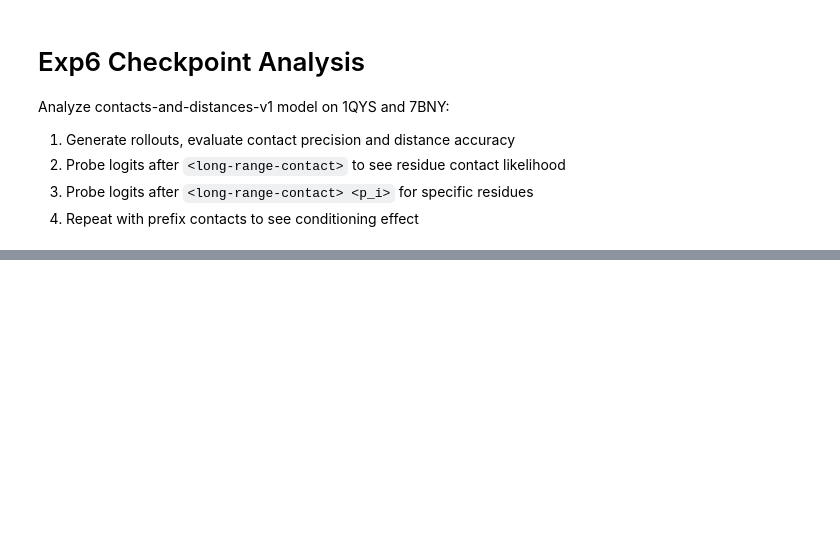
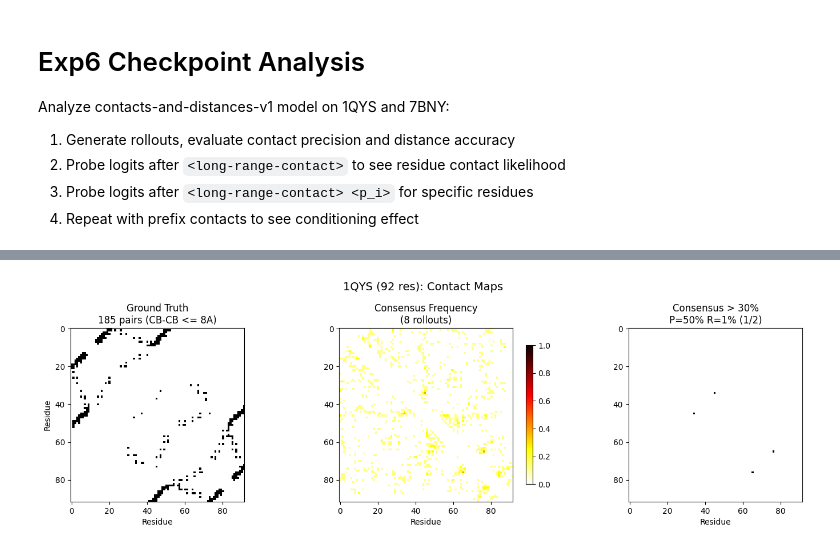
Before and after one commit to timodonnell/LlamaFold-experiments, a Jupyter notebook: experiments/exp6_contact_prediction/analyze_checkpoint.ipynb, the cells around one changed output, grey strips where cells are left out. Cells and saved outputs as stored; diff of their text form; code cells hidden in the pictures; blank space fills up the shorter version.

```diff
--- a/experiments/exp6_contact_prediction/analyze_checkpoint.ipynb
+++ b/experiments/exp6_contact_prediction/analyze_checkpoint.ipynb
@@ -21,6 +21,7 @@ import torch
 import torch.nn.functional as F
 from pathlib import Path
 from collections import Counter, defaultdict
+from concurrent.futures import ThreadPoolExecutor
 from biotite.database import rcsb
 from biotite.structure.io import pdbx
 from biotite.structure import filter_amino_acids
@@ -37,19 +38,25 @@ NONSTANDARD = {"MSE":"MET","CSE":"CYS","SEC":"CYS","HYP":"PRO","TPO":"THR","SEP"
 
 tokenizer = create_tokenizer()
 
-# Load model manually to avoid HF hub validator issue with local paths
+# Load model on all GPUs
 ckpt_path = Path(CHECKPOINT)
 with open(ckpt_path / "config.json") as f:
     config_dict = json.load(f)
 config = LlamaConfig(**config_dict)
-model = LlamaForCausalLM(config)
+
+models = []
+print(f"Loading model onto {N_GPUS} GPUs...")
 state_dict = load_file(str(ckpt_path / "model.safetensors"))
-model.load_state_dict(state_dict)
+for gpu_id in range(N_GPUS):
+    m = LlamaForCausalLM(config)
+    m.load_state_dict(state_dict)
+    m = m.to(dtype=torch.bfloat16, device=f"cuda:{gpu_id}").eval()
+    models.append(m)
+    print(f"  GPU {gpu_id}: loaded")
 del state_dict
-model = model.to(dtype=torch.bfloat16, device=DEVICE).eval()
 
 end_token_id = tokenizer.convert_tokens_to_ids("<end>")
-print(f"Model: {sum(p.numel() for p in model.parameters()):,} params")
+print(f"Model: {sum(p.numel() for p in models[0].parameters()):,} params x {N_GPUS} GPUs")
 
 # Token IDs we'll need
 long_range_id = tokenizer.convert_tokens_to_ids("<long-range-contact>")
@@ -170,0 +217,82 @@ for pdb_id, p in proteins.items():
+# %%
+# Contact map heatmaps: GT vs rollout consensus
+from matplotlib.colors import ListedColormap
+
+for pdb_id, p in proteins.items():
+    seq_len = p["seq_len"]
+    gt = p["gt_contacts"]
+    gt_all = gt["long"] | gt["medium"] | gt["short"]
+
+    # GT contact map (CB-CB <= 8A, sep >= 6)
+    gt_matrix = np.zeros((seq_len, seq_len), dtype=np.float32)
+    for i, j in gt_all:
+        gt_matrix[i-1, j-1] = 1
+        gt_matrix[j-1, i-1] = 1
+
+    # Rollout consensus frequency (contact statements only)
+    freq = np.zeros((seq_len, seq_len), dtype=np.float32)
+    n_valid = 0
+    for stmts, valid, plddt, contacts, distances in p["rollouts"]:
+        n_valid += 1
+        for c in contacts:
+            p1, p2 = c.pos1, c.pos2
+            if 1 <= p1 <= seq_len and 1 <= p2 <= seq_len:
+                freq[p1-1, p2-1] += 1
+                freq[p2-1, p1-1] += 1
+    freq /= max(n_valid, 1)
+
+    # Consensus binary (> 30%)
+    pred_pairs = set()
+    for i in range(seq_len):
+        for j in range(i+1, seq_len):
+            if freq[i, j] > 0.3:
+                pred_pairs.add((i+1, j+1))
+    correct = len(pred_pairs & gt_all)
+    prec = correct / len(pred_pairs) if pred_pairs else 0
+    rec = correct / len(gt_all) if gt_all else 0
+
+    pred_matrix = np.zeros((seq_len, seq_len), dtype=np.float32)
+    for i, j in pred_pairs:
+        pred_matrix[i-1, j-1] = 1
+        pred_matrix[j-1, i-1] = 1
+
+    # Separate by range for stats
+    pred_long = {p for p in pred_pairs if abs(p[0]-p[1]) >= 24}
+    pred_med = {p for p in pred_pairs if 12 <= abs(p[0]-p[1]) < 24}
+    pred_short = {p for p in pred_pairs if 6 <= abs(p[0]-p[1]) < 12}
+    c_l = len(pred_long & gt["long"])
+    c_m = len(pred_med & gt["medium"])
+    c_s = len(pred_short & gt["short"])
+
+    fig, axes = plt.subplots(1, 3, figsize=(15, 4.5))
+
+    # GT
+    axes[0].imshow(gt_matrix, cmap=ListedColormap(["white", "black"]), vmin=0, vmax=1,
+                   origin="upper", aspect="equal")
+    axes[0].set_title(f"Ground Truth\n{len(gt_all)} pairs (CB-CB <= 8A)")
+    axes[0].set_xlabel("Residue")
+    axes[0].set_ylabel("Residue")
+
+    # Consensus frequency
+    im = axes[1].imshow(freq, cmap="hot_r", vmin=0, vmax=1, origin="upper", aspect="equal")
+    axes[1].set_title(f"Consensus Frequency\n({N_ROLLOUTS} rollouts)")
+    axes[1].set_xlabel("Residue")
+    plt.colorbar(im, ax=axes[1], shrink=0.8)
+
+    # Binary consensus
+    axes[2].imshow(pred_matrix, cmap=ListedColormap(["white", "black"]), vmin=0, vmax=1,
+                   origin="upper", aspect="equal")
+    axes[2].set_title(f"Consensus > 30%\nP={prec:.0%} R={rec:.0%} ({correct}/{len(pred_pairs)})")
+    axes[2].set_xlabel("Residue")
+
+    fig.suptitle(f"{pdb_id} ({seq_len} res): Contact Maps", fontsize=14)
+    plt.tight_layout()
+    plt.show()
+
+    # Range breakdown
+    print(f"{pdb_id} consensus (>30%, {N_ROLLOUTS} rollouts):")
+    print(f"  Short (6-12):  P={c_s/len(pred_short):.0%} R={c_s/len(gt['short']):.0%} ({c_s}/{len(pred_short)} correct, {len(gt['short'])} GT)" if pred_short else f"  Short: 0 predicted ({len(gt['short'])} GT)")
+    print(f"  Medium (12-24): P={c_m/len(pred_med):.0%} R={c_m/len(gt['medium']):.0%} ({c_m}/{len(pred_med)} correct, {len(gt['medium'])} GT)" if pred_med else f"  Medium: 0 predicted ({len(gt['medium'])} GT)")
+    print(f"  Long (>=24):   P={c_l/len(pred_long):.0%} R={c_l/len(gt['long']):.0%} ({c_l}/{len(pred_long)} correct, {len(gt['long'])} GT)" if pred_long else f"  Long: 0 predicted ({len(gt['long'])} GT)")
+# %% [output]
+[figure, added]
```
Also changed, not shown: parts of 10 cells of this notebook.
